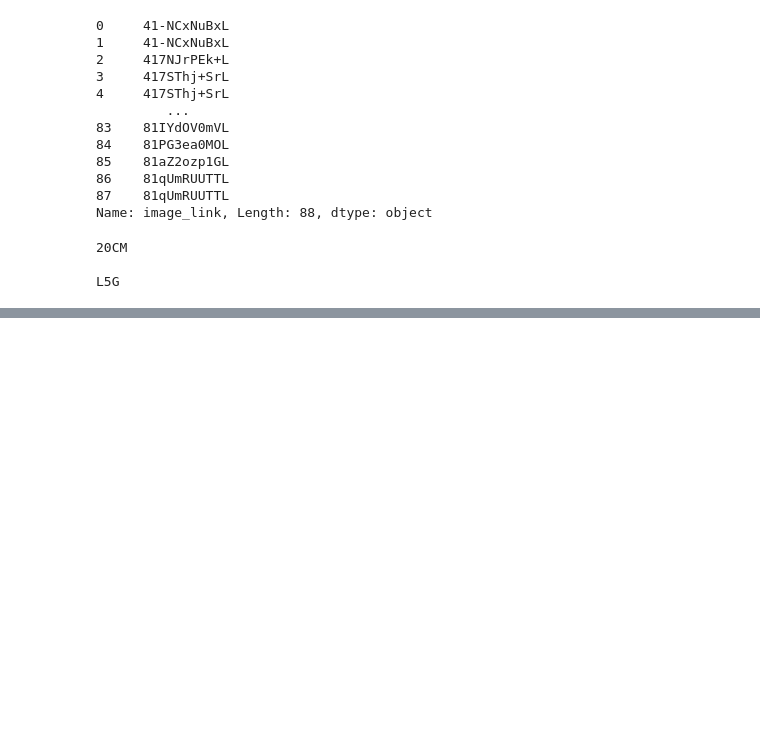
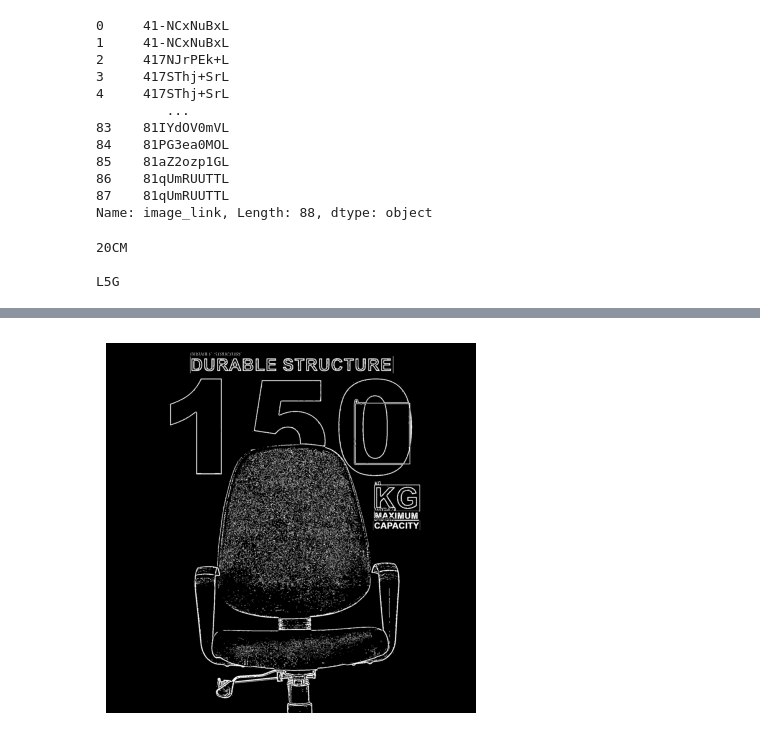
Before and after one commit to data-overflow/AmazonML, a Jupyter notebook: src/playground2.ipynb, the cells around one changed output, grey strips where cells are left out. Saved outputs shown, nothing was run; the diff lists cells and outputs as text; code cells hidden in the pictures; blank space fills up the shorter version.

```diff
--- a/src/playground2.ipynb
+++ b/src/playground2.ipynb
@@ -109,0 +261,19 @@ TesseractNotFoundError: tesseract is not installed or it's not in your PATH. See
+# %%
+image = np.ascontiguousarray(processed_image, dtype=np.uint8)
+
+for (bbox, text, prob) in results:
+    (top_left, top_right, bottom_right, bottom_left) = bbox
+    top_left = tuple(map(int, top_left))
+    bottom_right = tuple(map(int, bottom_right))
+    cv2.rectangle(image, top_left, bottom_right, (0, 255, 0), 2)
+    cv2.putText(image, text, top_left, cv2.FONT_HERSHEY_SIMPLEX, 0.75, (0, 255, 0), 2)
+
+# Convert the image to RGB (for displaying with matplotlib)
+image_rgb = cv2.cvtColor(image, cv2.COLOR_BGR2RGB)
+
+# Display the image with bounding boxes
+plt.imshow(image_rgb)
+plt.axis('off')  # Hide axis
+plt.show()
+# %% [output]
+[figure, added]
```
Also changed, not shown: parts of 13 cells of this notebook, 8 other files.
